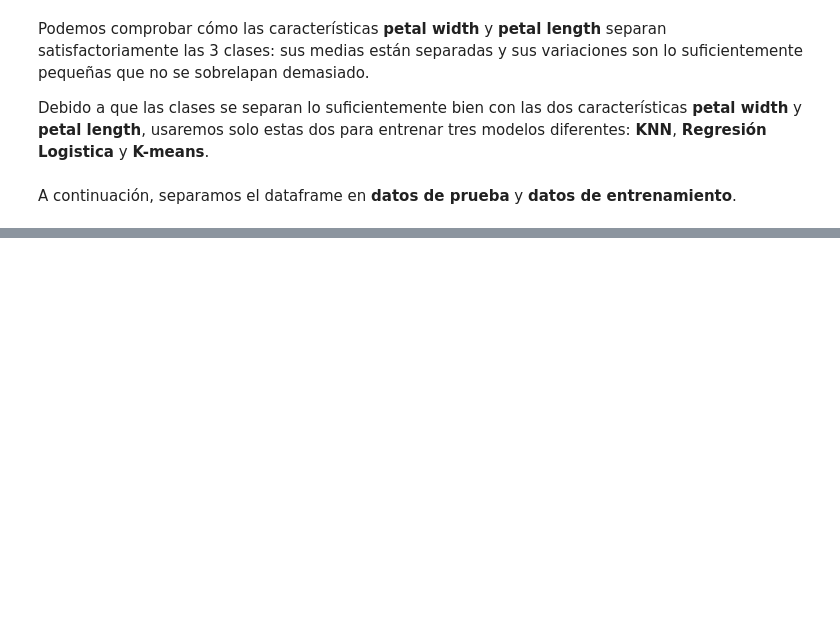
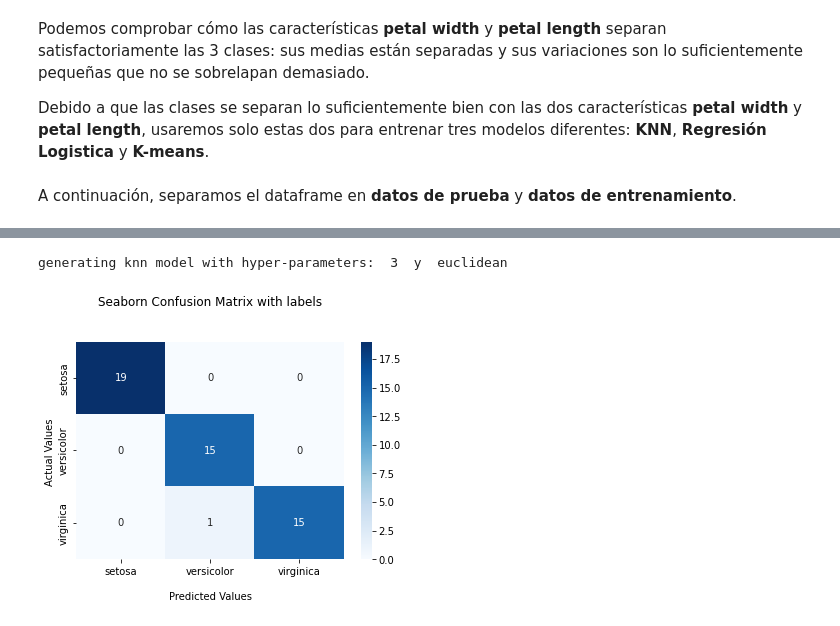
Before and after one commit to estebanhernandezr/Entregas-Semanales, a Jupyter notebook: AndreyEsteban_LizarazoHernandez_ejerciciosCV.ipynb, the cells around one changed output, grey strips where cells are left out. Cells and saved outputs as stored; diff of their text form; code cells hidden in the pictures; blank space fills up the shorter version.

```diff
--- a/AndreyEsteban_LizarazoHernandez_ejerciciosCV.ipynb
+++ b/AndreyEsteban_LizarazoHernandez_ejerciciosCV.ipynb
@@ -81,0 +93,16 @@ X_train, X_test, y_train, y_test = train_test_split(X, y, test_size=0.33, random
+# %%
+# Nice function to calculate and visualize the confusion matrix
+def plotCM(ytrue, ypred, labels):
+    CM = confusion_matrix(ytrue, ypred)
+
+    ax = sns.heatmap(CM, annot=True, cmap='Blues')
+
+    ax.set_title('Seaborn Confusion Matrix with labels\n\n');
+    ax.set_xlabel('\nPredicted Values')
+    ax.set_ylabel('Actual Values ');
+
+    ax.xaxis.set_ticklabels(labels)
+    ax.yaxis.set_ticklabels(labels)
+
+    ## Display the visualization of the Confusion Matrix.
+    plt.show()
@@ -81,0 +114,27 @@ X_train, X_test, y_train, y_test = train_test_split(X, y, test_size=0.33, random
+# %%
+def generate_knn_model(k, dist='euclidean'):
+    print('generating knn model with hyper-parameters: ', k, ' y ', dist)
+    knn_model = KNeighborsClassifier(n_neighbors=k, metric=dist)
+    knn_model.fit(X_train, y_train)
+    return knn_model
+
+def generate_logic_regression_model(learn_rate):
+    print('generating logistic regression model with hyper-parameters: ', learn_rate)
+    log_reg_model = LogisticRegression()
+    log_reg_model.fit(X_train, y_train)
+    return log_reg_model
+
+def generate_kmeans_model(n):
+    print('generating k means model with hyper-parameters: ', n)
+    kmeans_model = KMeans(n_clusters=n, random_state=10)
+    kmeans_model.fit(X_train)
+    return kmeans_model
+# %%
+modelo = generate_knn_model(3)
+predicciones = modelo.predict(X_test)
+# %% [output]
+generating knn model with hyper-parameters:  3  y  euclidean
+# %%
+plotCM(y_test, predicciones, sorted(iris.target_names))
+# %% [output]
+[figure, added]
```
Also changed, not shown: parts of 3 cells of this notebook.
